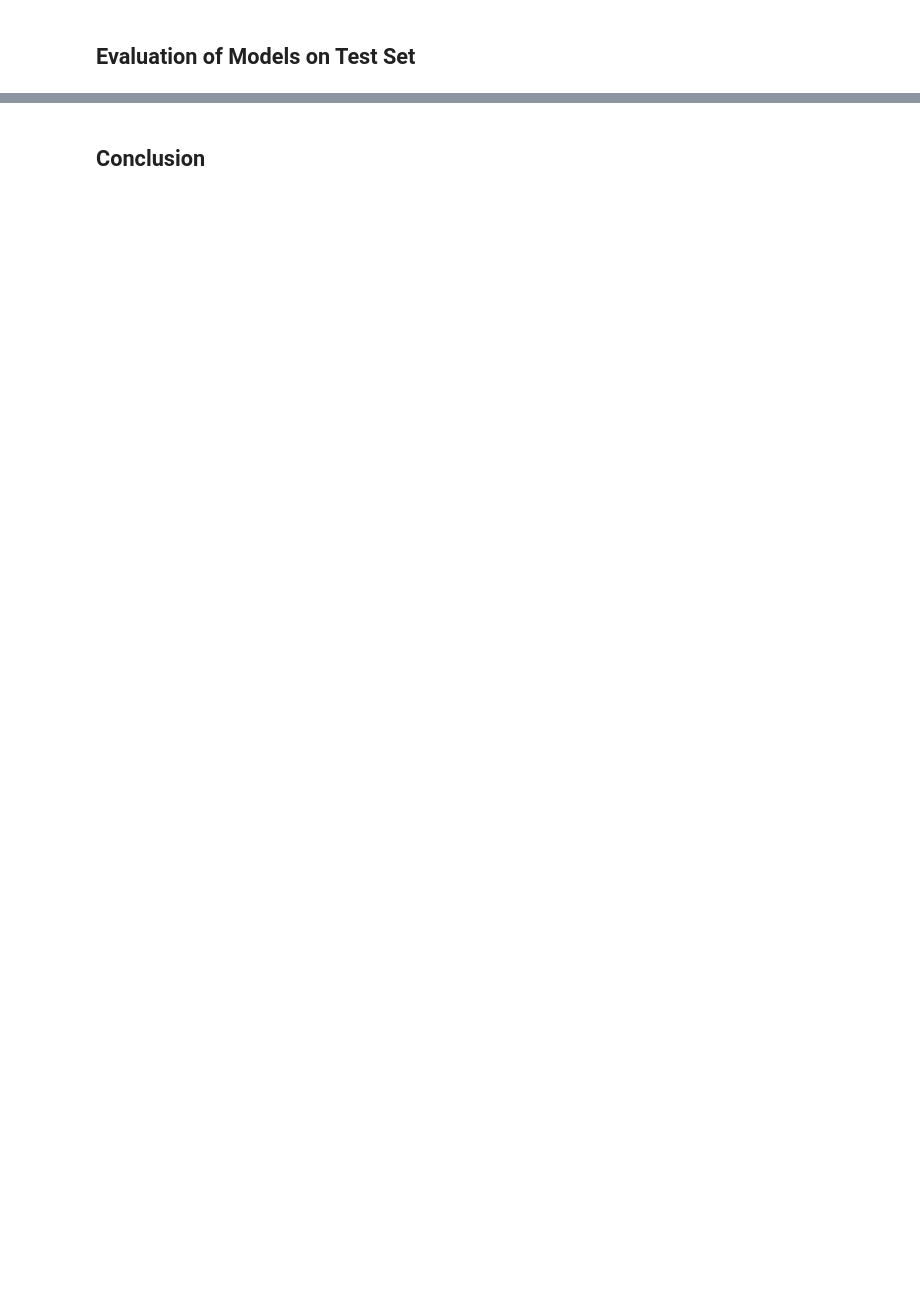
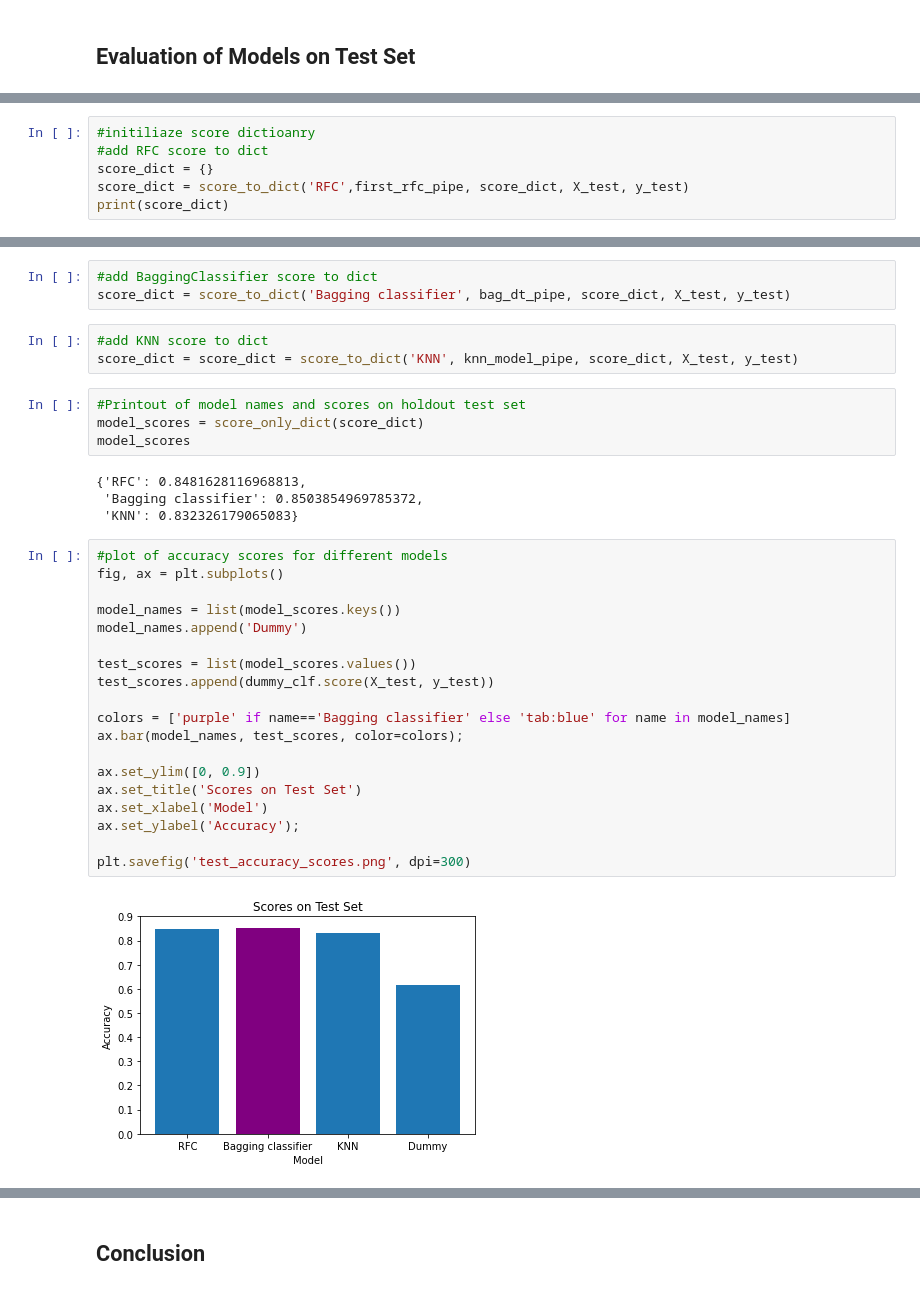
Before and after one commit to yuhkulele/Tanzanian-Water-Well-Status-Classification, a Jupyter notebook: main_notebook.ipynb, the cells around one changed output, grey strips where cells are left out. Cells and saved outputs as stored; diff of their text form; blank space fills up the shorter version.

```diff
--- a/main_notebook.ipynb
+++ b/main_notebook.ipynb
@@ -473,0 +579,6 @@ The grid search with cross validation for the KNN model yielded a score of 0.829
+# %%
+#initiliaze score dictioanry
+#add RFC score to dict
+score_dict = {}
+score_dict = score_to_dict('RFC',first_rfc_pipe, score_dict, X_test, y_test)
+print(score_dict)
@@ -473,0 +603,35 @@ The grid search with cross validation for the KNN model yielded a score of 0.829
+# %%
+#add BaggingClassifier score to dict
+score_dict = score_to_dict('Bagging classifier', bag_dt_pipe, score_dict, X_test, y_test)
+# %%
+#add KNN score to dict
+score_dict = score_dict = score_to_dict('KNN', knn_model_pipe, score_dict, X_test, y_test)
+# %%
+#Printout of model names and scores on holdout test set
+model_scores = score_only_dict(score_dict)
+model_scores
+# %% [output]
+{'RFC': 0.8481628116968813,
+ 'Bagging classifier': 0.8503854969785372,
+ 'KNN': 0.832326179065083}
+# %%
+#plot of accuracy scores for different models
+fig, ax = plt.subplots()
+
+model_names = list(model_scores.keys())
+model_names.append('Dummy')
+
+test_scores = list(model_scores.values())
+test_scores.append(dummy_clf.score(X_test, y_test))
+
+colors = ['purple' if name=='Bagging classifier' else 'tab:blue' for name in model_names]
+ax.bar(model_names, test_scores, color=colors);
+
+ax.set_ylim([0, 0.9])
+ax.set_title('Scores on Test Set')
+ax.set_xlabel('Model')
+ax.set_ylabel('Accuracy');
+
+plt.savefig('test_accuracy_scores.png', dpi=300)
+# %% [output]
+[figure, added]
```
Also changed, not shown: parts of 33 cells of this notebook, 5 other files.
